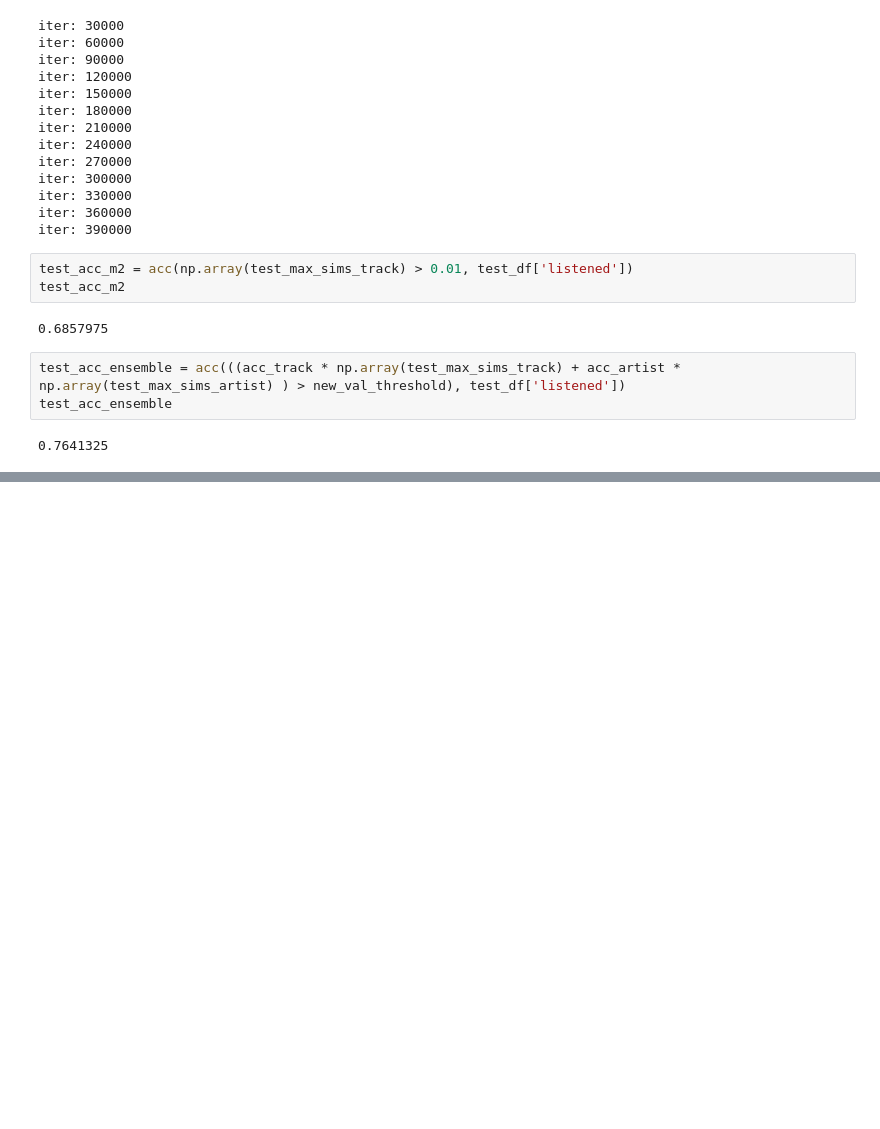
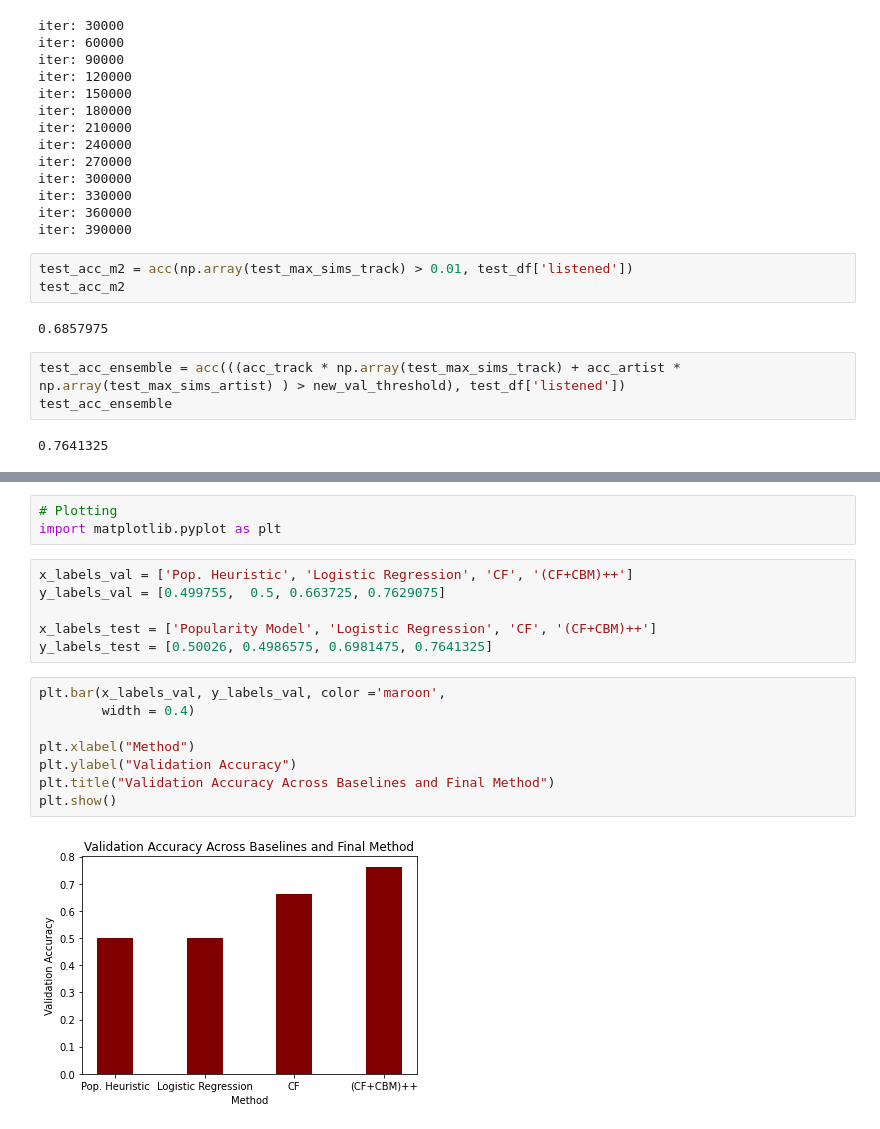
Before and after one commit to gilpasternak35/SongRecommender, a Jupyter notebook: Modeling.ipynb, the cells around one changed output, grey strips where cells are left out. Cells and saved outputs as stored; diff of their text form; blank space fills up the shorter version.

Commit message:
Modeling fully complete, plots generated

```diff
--- a/Modeling.ipynb
+++ b/Modeling.ipynb
@@ -659,0 +827,19 @@ test_acc_ensemble
+# %%
+# Plotting
+import matplotlib.pyplot as plt
+# %%
+x_labels_val = ['Pop. Heuristic', 'Logistic Regression', 'CF', '(CF+CBM)++']
+y_labels_val = [0.499755,  0.5, 0.663725, 0.7629075]
+
+x_labels_test = ['Popularity Model', 'Logistic Regression', 'CF', '(CF+CBM)++']
+y_labels_test = [0.50026, 0.4986575, 0.6981475, 0.7641325]
+# %%
+plt.bar(x_labels_val, y_labels_val, color ='maroon',
+        width = 0.4)
+
+plt.xlabel("Method")
+plt.ylabel("Validation Accuracy")
+plt.title("Validation Accuracy Across Baselines and Final Method")
+plt.show()
+# %% [output]
+[figure, added]
```
Also changed, not shown: parts of 6 cells of this notebook, 2 other files.
